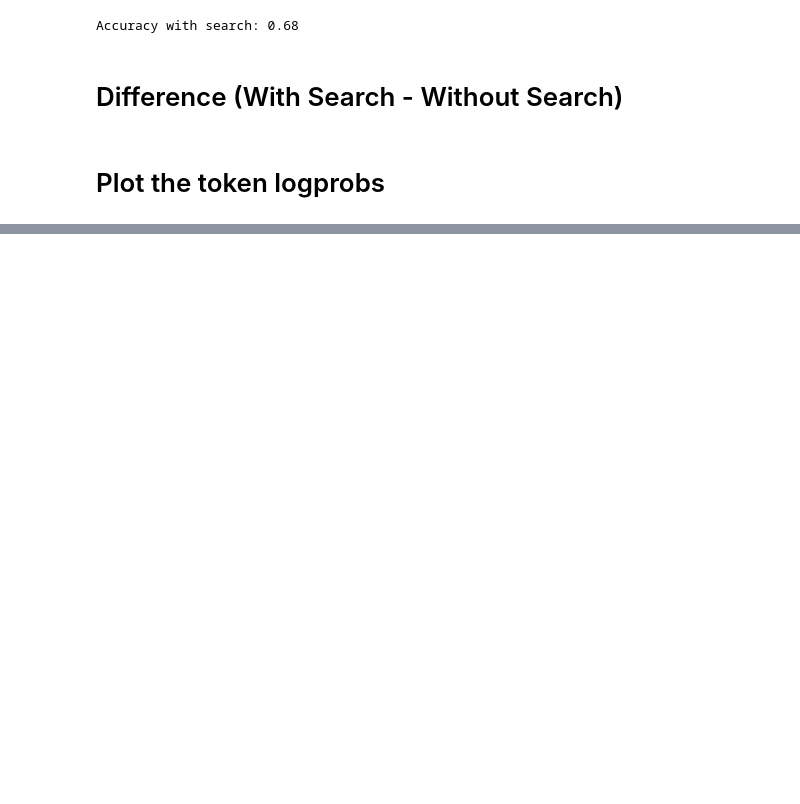
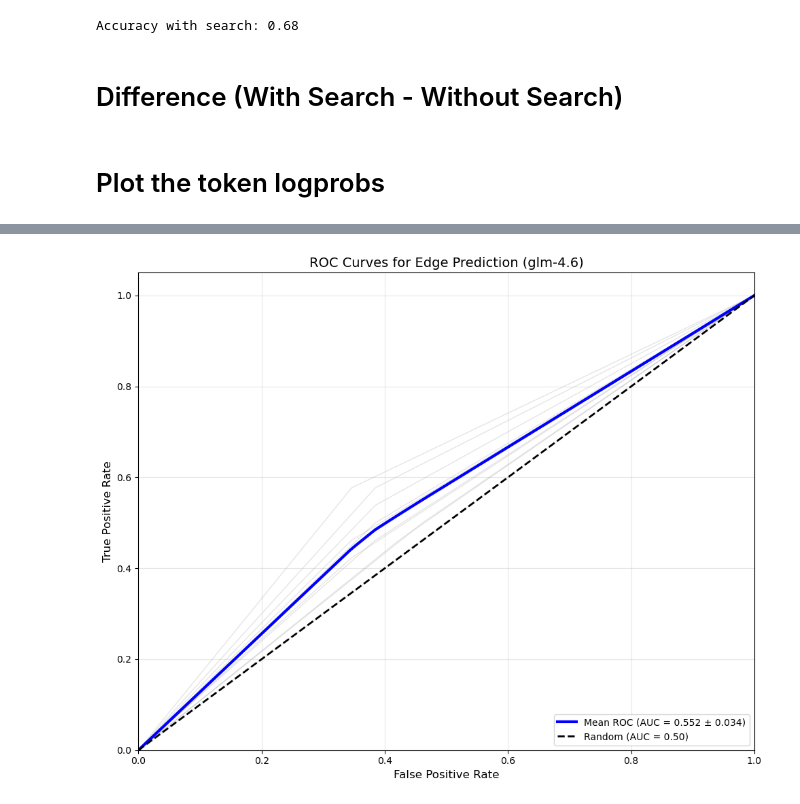
Before and after one commit to saezlab/ProClaim, a Jupyter notebook: grn_denoising/langgraph/evaluate.ipynb, the cells around one changed output, grey strips where cells are left out. Drawn from its saved outputs; the diff is of its cells as text; code cells hidden in the pictures; blank space fills up the shorter version.

```diff
--- a/grn_denoising/langgraph/evaluate.ipynb
+++ b/grn_denoising/langgraph/evaluate.ipynb
@@ -489,0 +750,20 @@ np.float64(0.5895258785793737)
+# %%
+# Load ground truth edges
+# False edges
+false_edges = pd.read_csv('../all_removed_edges_with_sources.csv')
+# Extract only the protein-protein interactions
+false_edges = false_edges[(false_edges['TYPEA'] == 'protein') & (false_edges['TYPEB'] == 'protein')]
+# Remove duplicates
+false_edges = false_edges[['ENTITYA', 'ENTITYB', 'EFFECT']].drop_duplicates()
+# Add label column
+false_edges['label'] = 'false'
+
+# True edges
+true_edges = pd.read_csv('../ground_truth_data/true_edges.csv')
+true_edges = true_edges[['ENTITYA', 'ENTITYB', 'EFFECT']].drop_duplicates()
+true_edges['label'] = 'true'
+# Ensure number of true edges is the same as false edges, sampele the first N true edges
+true_edges = true_edges.head(len(false_edges))
+
+# Combine false and true edges
+all_ground_truth_edges = pd.concat([false_edges, true_edges], ignore_index=True)
@@ -489,0 +962,80 @@ np.float64(0.5895258785793737)
+# %%
+# Plot ROC curve for glm-4.6 model
+from sklearn.metrics import roc_curve, auc, roc_auc_score
+
+# Prepare data for ROC curve
+y_true_glm = (edges_all_glm['label'] == 'true').astype(int)
+
+# Create figure for ROC curves
+plt.figure(figsize=(10, 8))
+
+# Store all FPR and TPR values for averaging
+all_fprs_glm = []
+all_tprs_glm = []
+
+# Plot ROC curve for each repeat
+auc_scores_glm = []
+for repeat in range(REPEAT_GLM):
+    # Get predictions for this repeat
+    y_pred = edges_all_glm[f'answer_{repeat}'].apply(lambda x: 1.0 if x == True else 0.0)
+
+    # Remove rows with missing predictions
+    valid_mask = ~y_pred.isna()
+    y_true_valid = y_true_glm[valid_mask]
+    y_pred_valid = y_pred[valid_mask]
+
+    # Calculate ROC curve
+    fpr, tpr, thresholds = roc_curve(y_true_valid, y_pred_valid)
+    roc_auc = auc(fpr, tpr)
+    auc_scores_glm.append(roc_auc)
+
+    # Store for averaging
+    all_fprs_glm.append(fpr)
+    all_tprs_glm.append(tpr)
+
+    # Plot individual curves with low alpha
+    plt.plot(fpr, tpr, alpha=0.2, color='gray', linewidth=1)
+
+# Compute mean ROC curve by vertical averaging
+mean_fpr_glm = np.linspace(0, 1, 100)
+
+# Interpolate TPR values at these FPR points for each repeat
+interpolated_tprs_glm = []
+for fpr, tpr in zip(all_fprs_glm, all_tprs_glm):
+    interp_tpr = np.interp(mean_fpr_glm, fpr, tpr)
+    interpolated_tprs_glm.append(interp_tpr)
+
+# Calculate mean and std TPR
+mean_tpr_glm = np.mean(interpolated_tprs_glm, axis=0)
+std_tpr_glm = np.std(interpolated_tprs_glm, axis=0)
+
+# Ensure the curve starts at (0,0) and ends at (1,1)
+mean_tpr_glm[0] = 0.0
+mean_tpr_glm[-1] = 1.0
+
+# Calculate AUC for mean curve
+mean_auc_glm = auc(mean_fpr_glm, mean_tpr_glm)
+
+# Plot mean ROC curve
+plt.plot(mean_fpr_glm, mean_tpr_glm, color='b', linewidth=3,
+         label=f'Mean ROC (AUC = {mean_auc_glm:.3f} ± {np.std(auc_scores_glm):.3f})')
+
+# Plot diagonal (random classifier)
+plt.plot([0, 1], [0, 1], 'k--', linewidth=2, label='Random (AUC = 0.50)')
+
+plt.xlabel('False Positive Rate', fontsize=12)
+plt.ylabel('True Positive Rate', fontsize=12)
+plt.title(f'ROC Curves for Edge Prediction ({model_glm})', fontsize=14)
+plt.legend(loc='lower right', fontsize=10)
+plt.grid(alpha=0.3)
+plt.xlim([0.0, 1.0])
+plt.ylim([0.0, 1.05])
+plt.tight_layout()
+# plt.savefig(f'roc_curve_mean_{model_glm}.png', dpi=300, bbox_inches='tight')
+plt.show()
+
+print(f"\nIndividual AUC scores: {[f'{score:.3f}' for score in auc_scores_glm]}")
+print(f"Mean AUC: {np.mean(auc_scores_glm):.3f} ± {np.std(auc_scores_glm):.3f}")
+print(f"Mean curve AUC: {mean_auc_glm:.3f}")
+# %% [output]
+[figure, added]
```
Also changed, not shown: parts of 43 cells of this notebook, 1 other file.
